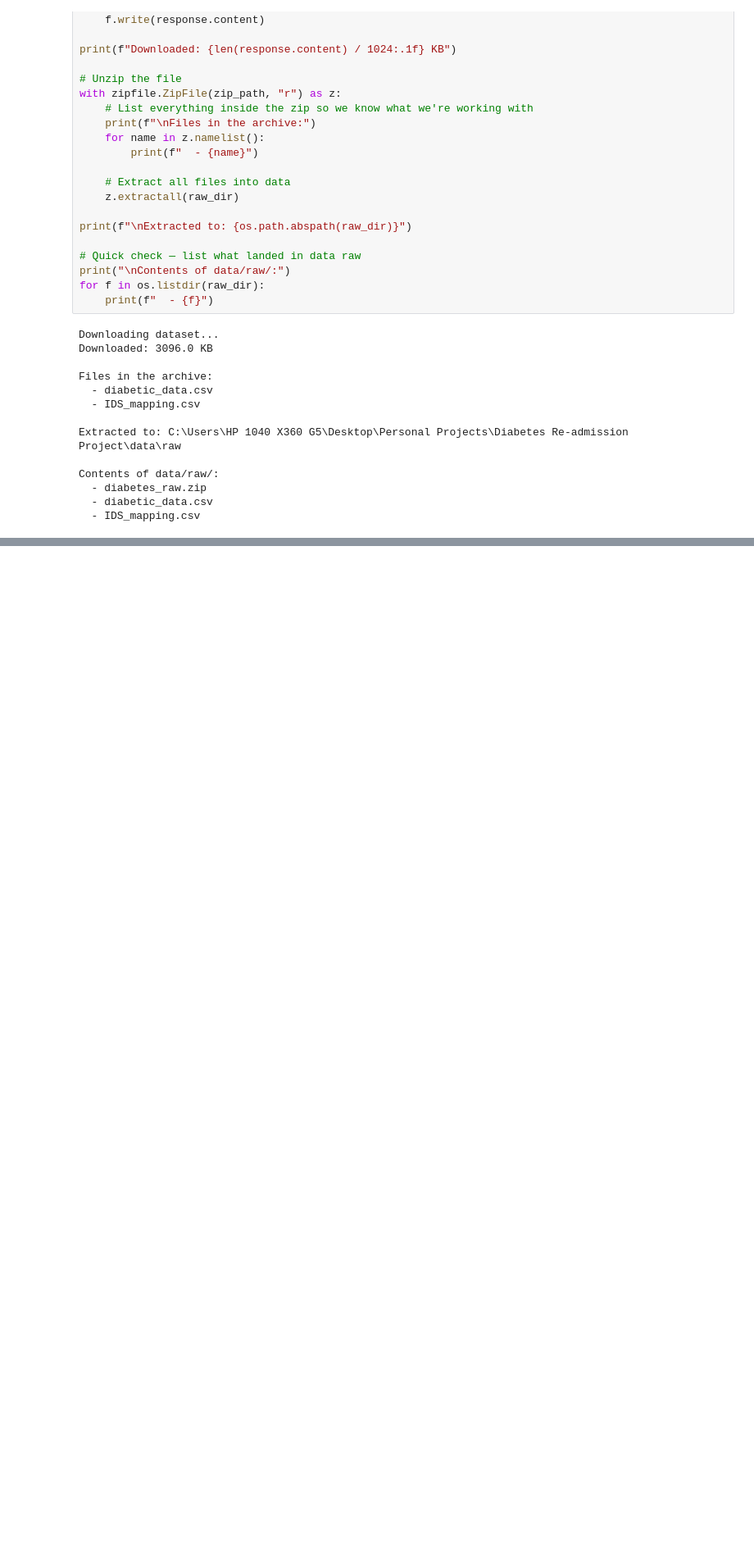
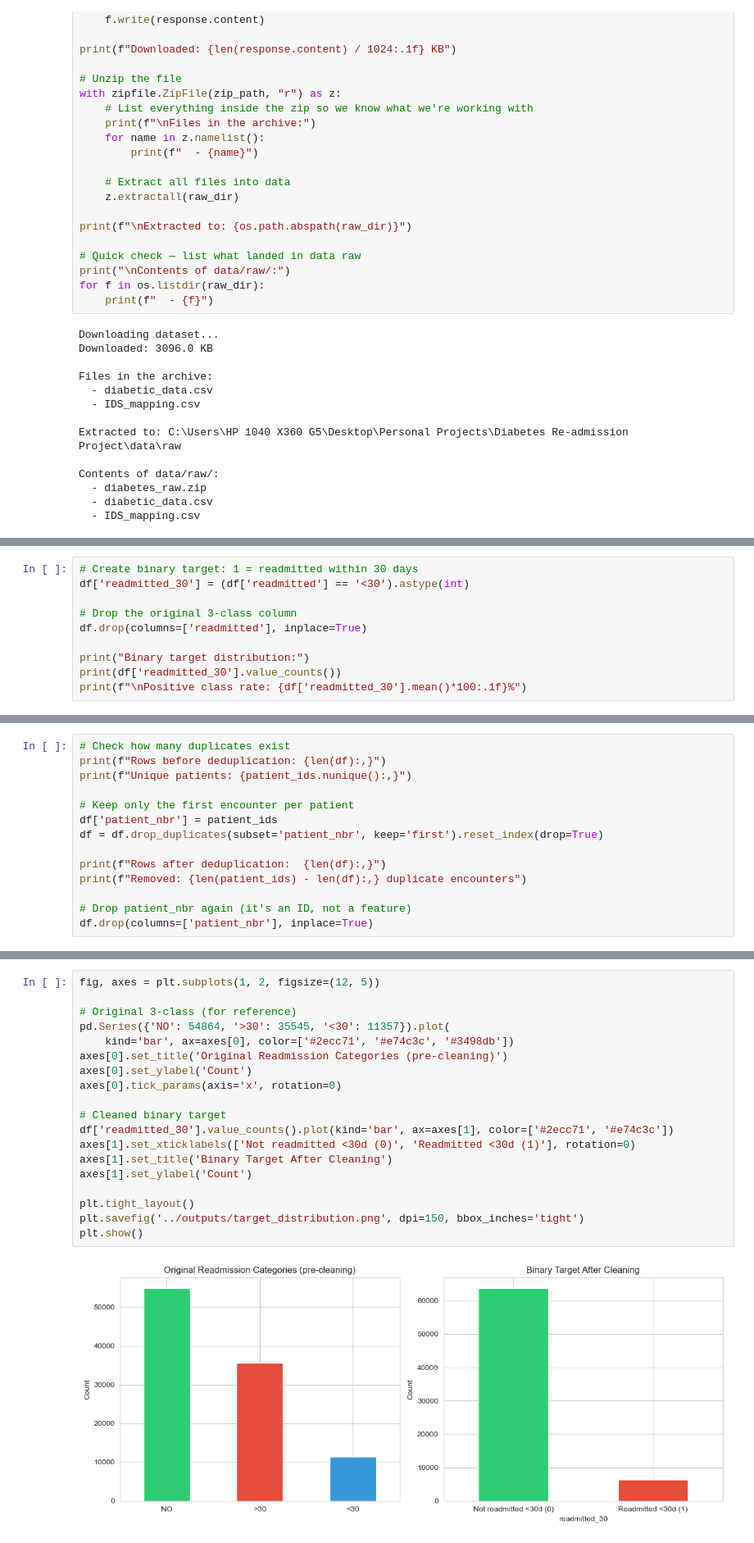
Before and after one commit to Mutheu04/diabetes-readmission-project, a Jupyter notebook: notebooks/Diabetes Re-admission.ipynb, the cells around one changed output, grey strips where cells are left out. Shown at 82% size. Drawn from its saved outputs; the diff is of its cells as text; blank space fills up the shorter version.

```diff
--- a/notebooks/Diabetes Re-admission.ipynb
+++ b/notebooks/Diabetes Re-admission.ipynb
@@ -62,0 +334,10 @@ Contents of data/raw/:
+# %%
+# Create binary target: 1 = readmitted within 30 days
+df['readmitted_30'] = (df['readmitted'] == '<30').astype(int)
+
+# Drop the original 3-class column
+df.drop(columns=['readmitted'], inplace=True)
+
+print("Binary target distribution:")
+print(df['readmitted_30'].value_counts())
+print(f"\nPositive class rate: {df['readmitted_30'].mean()*100:.1f}%")
@@ -62,0 +356,14 @@ Contents of data/raw/:
+# %%
+# Check how many duplicates exist
+print(f"Rows before deduplication: {len(df):,}")
+print(f"Unique patients: {patient_ids.nunique():,}")
+
+# Keep only the first encounter per patient
+df['patient_nbr'] = patient_ids
+df = df.drop_duplicates(subset='patient_nbr', keep='first').reset_index(drop=True)
+
+print(f"Rows after deduplication:  {len(df):,}")
+print(f"Removed: {len(patient_ids) - len(df):,} duplicate encounters")
+
+# Drop patient_nbr again (it's an ID, not a feature)
+df.drop(columns=['patient_nbr'], inplace=True)
@@ -62,0 +379,21 @@ Contents of data/raw/:
+# %%
+fig, axes = plt.subplots(1, 2, figsize=(12, 5))
+
+# Original 3-class (for reference)
+pd.Series({'NO': 54864, '>30': 35545, '<30': 11357}).plot(
+    kind='bar', ax=axes[0], color=['#2ecc71', '#e74c3c', '#3498db'])
+axes[0].set_title('Original Readmission Categories (pre-cleaning)')
+axes[0].set_ylabel('Count')
+axes[0].tick_params(axis='x', rotation=0)
+
+# Cleaned binary target
+df['readmitted_30'].value_counts().plot(kind='bar', ax=axes[1], color=['#2ecc71', '#e74c3c'])
+axes[1].set_xticklabels(['Not readmitted <30d (0)', 'Readmitted <30d (1)'], rotation=0)
+axes[1].set_title('Binary Target After Cleaning')
+axes[1].set_ylabel('Count')
+
+plt.tight_layout()
+plt.savefig('../outputs/target_distribution.png', dpi=150, bbox_inches='tight')
+plt.show()
+# %% [output]
+[figure, added]
```
Also changed, not shown: parts of 88 cells of this notebook, 17 other files.
